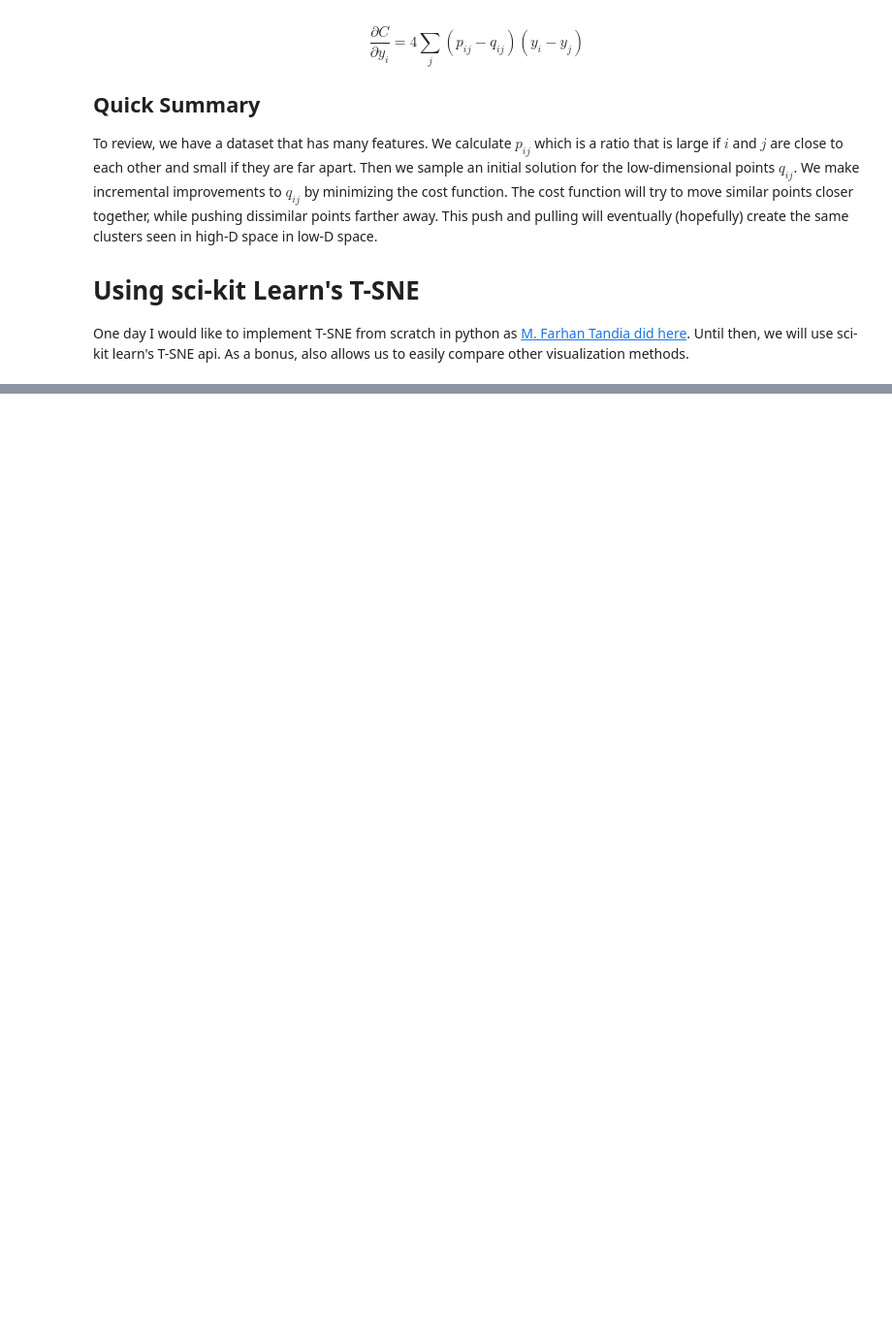
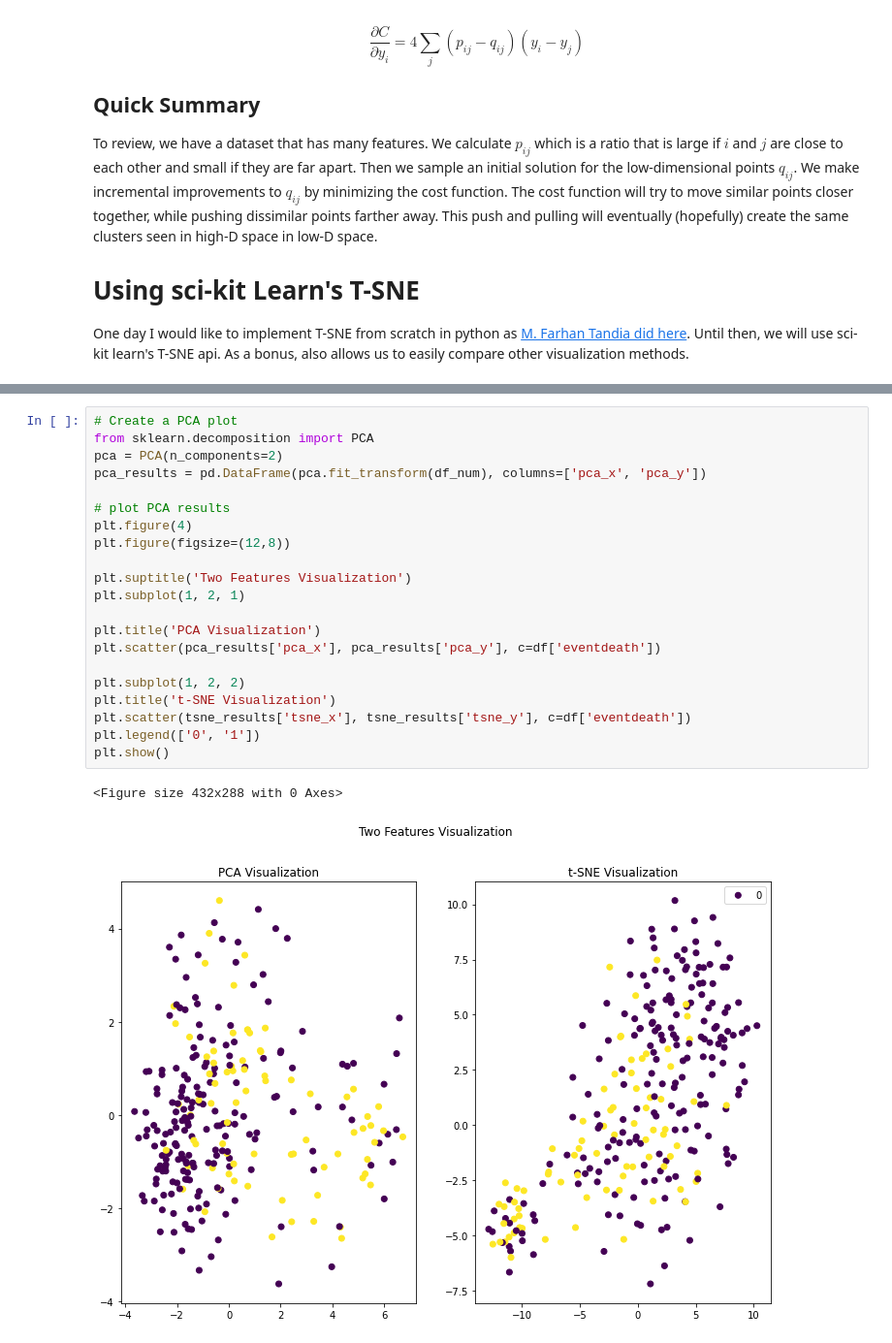
Before and after one commit to mae5357/notebooks, a Jupyter notebook: notebooks/cancer-tsne.ipynb, the cells around one changed output, grey strips where cells are left out. Shown at 97% size. Cells and saved outputs as stored; diff of their text form; blank space fills up the shorter version.

```diff
--- a/notebooks/cancer-tsne.ipynb
+++ b/notebooks/cancer-tsne.ipynb
@@ -147,0 +182,24 @@ plt.show()
+# %%
+# Create a PCA plot
+from sklearn.decomposition import PCA
+pca = PCA(n_components=2)
+pca_results = pd.DataFrame(pca.fit_transform(df_num), columns=['pca_x', 'pca_y'])
+
+# plot PCA results
+plt.figure(4)
+plt.figure(figsize=(12,8))
+
+plt.suptitle('Two Features Visualization')
+plt.subplot(1, 2, 1)
+
+plt.title('PCA Visualization')
+plt.scatter(pca_results['pca_x'], pca_results['pca_y'], c=df['eventdeath'])
+
+plt.subplot(1, 2, 2)
+plt.title('t-SNE Visualization')
+plt.scatter(tsne_results['tsne_x'], tsne_results['tsne_y'], c=df['eventdeath'])
+plt.legend(['0', '1'])
+plt.show()
+# %% [output]
+<Figure size 432x288 with 0 Axes>
+[figure, added]
```
Also changed, not shown: parts of 6 cells of this notebook, 3 other files.
